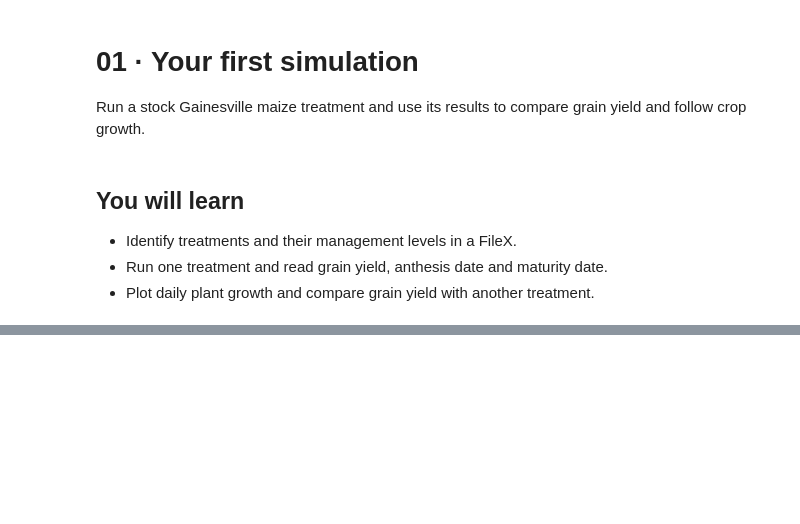
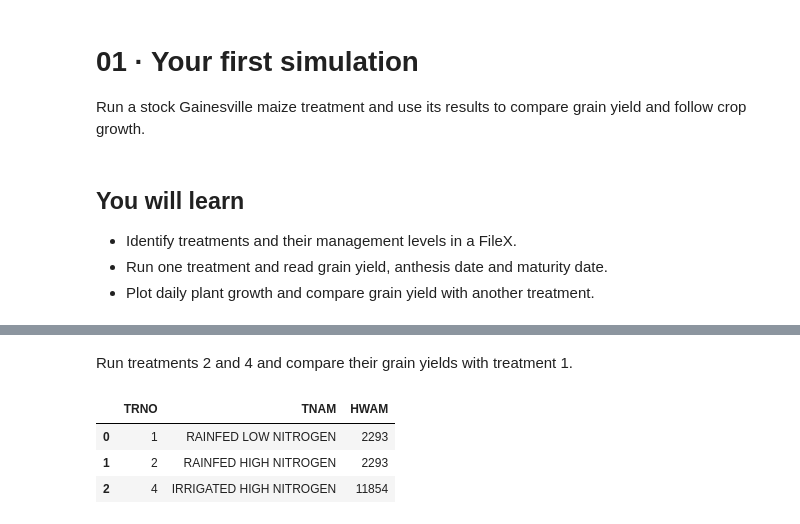
Before and after one commit to AbdelrahmanAmr3/dssatlab, a Jupyter notebook: course/01_first_simulation/lesson.ipynb, the cells around one changed output, grey strips where cells are left out. Cells and saved outputs as stored; diff of their text form; code cells hidden in the pictures; blank space fills up the shorter version.

```diff
--- a/course/01_first_simulation/lesson.ipynb
+++ b/course/01_first_simulation/lesson.ipynb
@@ -215,0 +126,14 @@ Next: [02 · Planting-date sweep](../02_planting_dates/lesson.ipynb).
+# %% [markdown]
+Run treatments 2 and 4 and compare their grain yields with treatment 1.
+# %%
+# Compare rainfed nitrogen levels with irrigated high nitrogen.
+comparison_rows = list(summary)
+for treatment in (2, 4):
+    comparison_result = dl.run(filex, treatment=treatment)
+    comparison_rows.extend(dl.read_summary(comparison_result.run_dir))
+dl.to_dataframe(comparison_rows)[["TRNO", "TNAM", "HWAM"]]
+# %% [output]
+|  | TRNO | TNAM | HWAM |
+| 0 | 1 | RAINFED LOW NITROGEN | 2293 |
+| 1 | 2 | RAINFED HIGH NITROGEN | 2293 |
+| 2 | 4 | IRRIGATED HIGH NITROGEN | 11854 |
```
Also changed, not shown: parts of 67 cells of this notebook, 1 other file.
